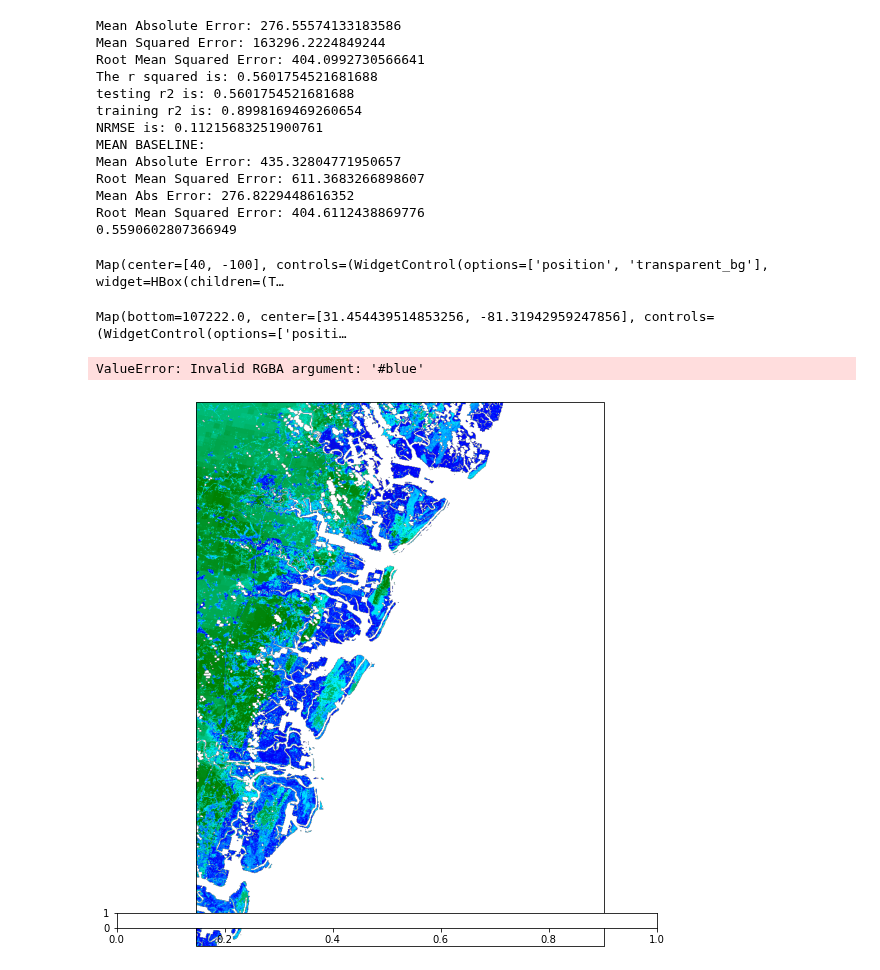
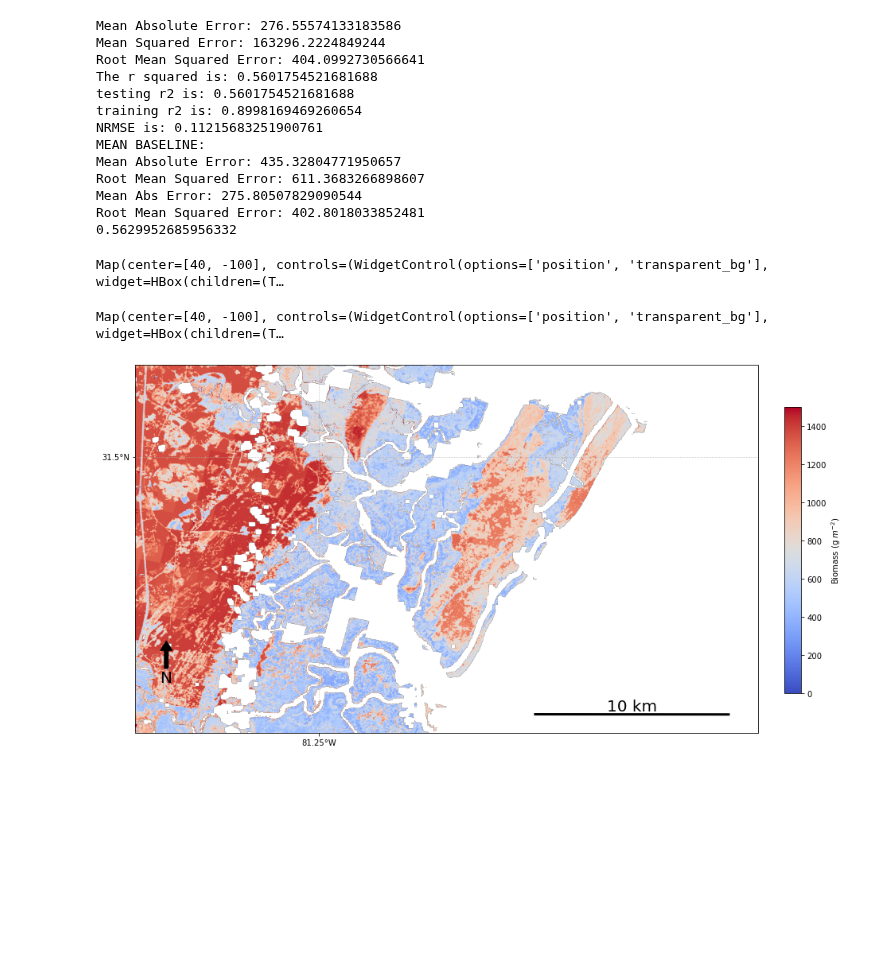
Before and after one commit to asajulien/PhD, a Jupyter notebook: Jupyter/Georgia/Mapping model.ipynb, the cells around one changed output. Drawn from its saved outputs; the diff is of its cells as text; code cells hidden in the pictures; blank space fills up the shorter version.

```diff
--- a/Jupyter/Georgia/Mapping model.ipynb
+++ b/Jupyter/Georgia/Mapping model.ipynb
@@ -152,7 +152,7 @@ print('Root Mean Squared Error:', np.sqrt(metrics.mean_squared_error(yargs_test,
 
 ##Can we remove this and use pipeline in the future?
 from sklearn.ensemble import RandomForestRegressor
-reg_x=RandomForestRegressor(n_estimators=50, random_state = 0)
+reg_x=RandomForestRegressor(n_estimators=90, random_state = 0) ##Won't let me do 100
 reg_x.fit(xargs_train, yargs_train)
 predsss=reg_x.predict(xargs_test)
 print('Mean Abs Error:', metrics.mean_absolute_error(yargs_test, predsss))
@@ -170,9 +170,9 @@ NRMSE is: 0.11215683251900761
 MEAN BASELINE:
 Mean Absolute Error: 435.32804771950657
 Root Mean Squared Error: 611.3683266898607
-Mean Abs Error: 276.8229448616352
-Root Mean Squared Error: 404.6112438869776
-0.5590602807366949
+Mean Abs Error: 275.80507829090544
+Root Mean Squared Error: 402.8018033852481
+0.5629952685956332
 # %%
 ##GEE
 ee.Initialize()
@@ -423,34 +429,46 @@ Map
 
 # cm.list_colormaps()
 # %% [output]
-Map(bottom=107222.0, center=[31.454439514853256, -81.31942959247856], controls=(WidgetControl(options=['positi…
+Map(center=[40, -100], controls=(WidgetControl(options=['position', 'transparent_bg'], widget=HBox(children=(T…
 # %%
 ##Cartoee
 from geemap import cartoee
 
 # geospatial region in format [E,S,W,N]
 region = [-81.5, 31, -80.75, 32]  # define bounding box to request data
+out_region = [180, -60, -180, 85]
+zoom_region = [-81.45, 31.35, -81.15, 31.55]
 
-vis = {'min': 0, 'max': 1500, 'palette': ['1621A2', 'blue', 'cyan', 'green']}  # define visualization parameters for image
+# vis = {'min': 0, 'max': 1500, 'palette': ['1621A2', 'white', 'blue', 'cyan', 'green']}  # define vis parameters for image
+vis = {'min': 0, 'max': 1500}  # define vis parameters for image
+
+cmap = "coolwarm"
 
 fig = plt.figure(figsize=(15, 10))
 
 # use cartoee to get a map
-ax = cartoee.get_map(classified, region=region, vis_params=vis)
+ax = cartoee.get_map(classified, region=zoom_region, vis_params=vis, cmap = cmap)
 
 # add a colorbar to the map using the visualization params we passed to the map
-cartoee.add_colorbar(ax, vis, loc="bottom", label="Biomass", orientation="horizontal")
+cartoee.add_colorbar(ax, vis, cmap = cmap, loc="right", label="Biomass (g $m^{-2}$)", orientation="vertical")
 
 # add gridlines to the map at a specified interval
 cartoee.add_gridlines(ax, interval=[0.25, 0.25], linestyle=":")
 
 # add coastlines using the cartopy api - way off! check with zoomed out image
 # ax.coastlines(color="red")
 
-fig.show()
+# add north arrow
+cartoee.add_north_arrow(
+    ax, text="N", xy=(0.05, 0.25), text_color="black", arrow_color="black", fontsize=20
+)
+
+# add scale bar
+cartoee.add_scale_bar_lite(
+    ax, length=10, xy=(0.1, 0.05), fontsize=20, color="black", unit="km"
+)
 
 ##More info here: https://geemap.org/notebooks/50_cartoee_quickstart/#plotting-an-image
 ##And here: https://geemap.org/notebooks/66_cartoee_legend/
 # %% [output]
-ValueError: Invalid RGBA argument: '#blue'
-[figure, old version]
+[figure, new version]
```
Also changed, not shown: parts of 3 cells of this notebook, 2 other files.
